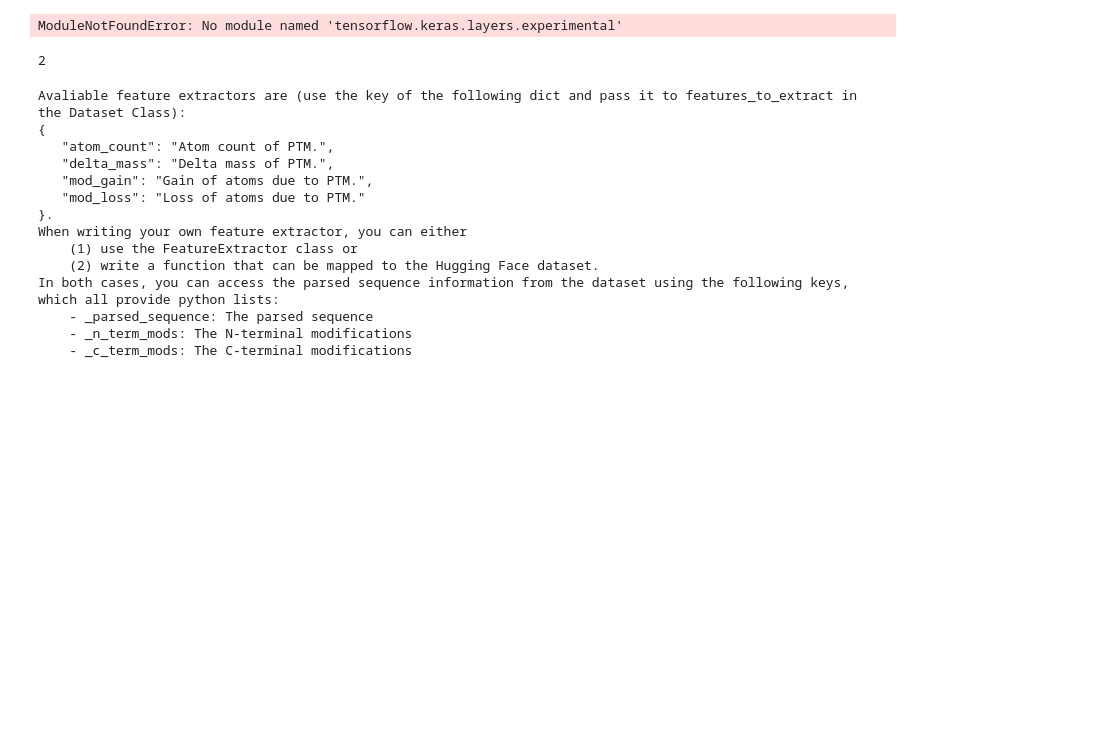
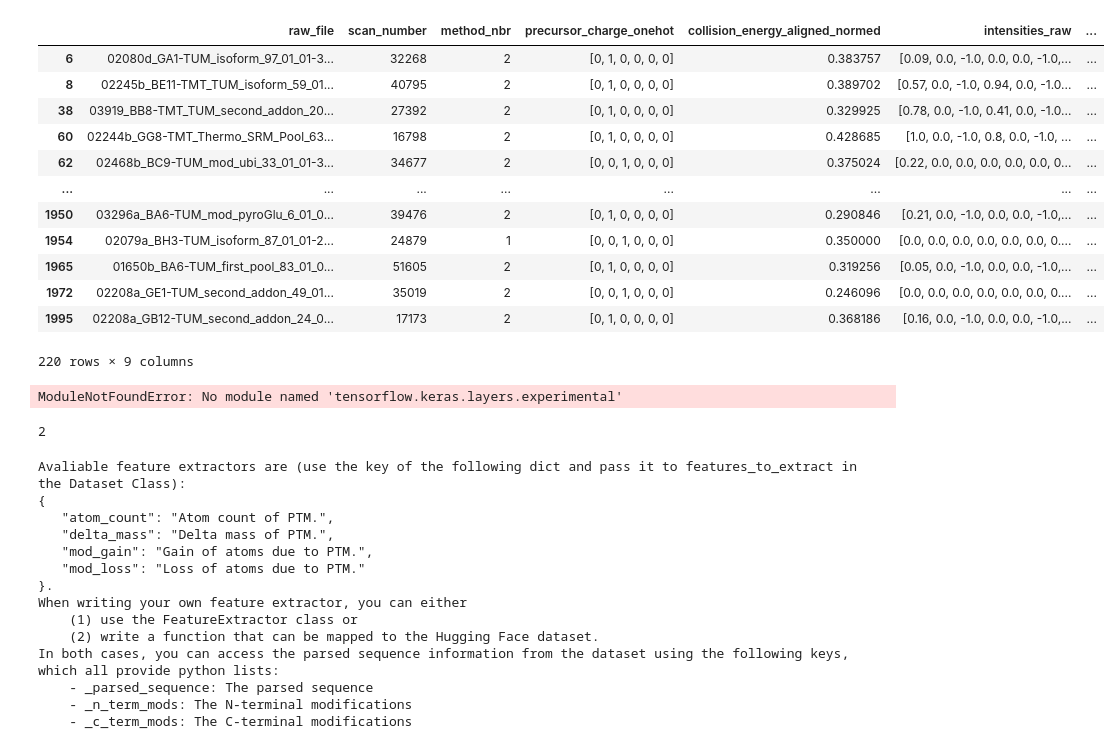
Before and after one commit to Elizabeth-Flx/dlomix-astral, a Jupyter notebook: model_testing.ipynb, the cells around one changed output. Saved outputs shown, nothing was run; the diff lists cells and outputs as text; code cells hidden in the pictures; blank space fills up the shorter version.

```diff
--- a/model_testing.ipynb
+++ b/model_testing.ipynb
@@ -12,3 +14,21 @@ import pandas as pd
+# %%
+df = pd.read_parquet('/cmnfs/data/proteomics/Prosit_PTMs/Transformer_Train/clean_test.parquet')
+
+df[df['modified_sequence'].str.contains('C')]
+# %% [output]
+|  | raw_file | scan_number | method_nbr | precursor_charge_onehot | collision_energy_aligned_normed | intensities_raw | ... |
+| 6 | 02080d_GA1-TUM_isoform_97_01_01-3... | 32268 | 2 | [0, 1, 0, 0, 0, 0] | 0.383757 | [0.09, 0.0, -1.0, 0.0, 0.0, -1.0,... | ... |
+| 8 | 02245b_BE11-TMT_TUM_isoform_59_01... | 40795 | 2 | [0, 1, 0, 0, 0, 0] | 0.389702 | [0.57, 0.0, -1.0, 0.94, 0.0, -1.0... | ... |
+| 38 | 03919_BB8-TMT_TUM_second_addon_20... | 27392 | 2 | [0, 1, 0, 0, 0, 0] | 0.329925 | [0.78, 0.0, -1.0, 0.41, 0.0, -1.0... | ... |
+| 60 | 02244b_GG8-TMT_Thermo_SRM_Pool_63... | 16798 | 2 | [0, 1, 0, 0, 0, 0] | 0.428685 | [1.0, 0.0, -1.0, 0.8, 0.0, -1.0, ... | ... |
+| 62 | 02468b_BC9-TUM_mod_ubi_33_01_01-3... | 34677 | 2 | [0, 0, 1, 0, 0, 0] | 0.375024 | [0.22, 0.0, 0.0, 0.0, 0.0, 0.0, 0... | ... |
+| ... | ... | ... | ... | ... | ... | ... | ... |
+| 1950 | 03296a_BA6-TUM_mod_pyroGlu_6_01_0... | 39476 | 2 | [0, 1, 0, 0, 0, 0] | 0.290846 | [0.21, 0.0, -1.0, 0.0, 0.0, -1.0,... | ... |
+| 1954 | 02079a_BH3-TUM_isoform_87_01_01-2... | 24879 | 1 | [0, 0, 1, 0, 0, 0] | 0.350000 | [0.0, 0.0, 0.0, 0.0, 0.0, 0.0, 0.... | ... |
+| 1965 | 01650b_BA6-TUM_first_pool_83_01_0... | 51605 | 2 | [0, 1, 0, 0, 0, 0] | 0.319256 | [0.05, 0.0, -1.0, 0.0, 0.0, -1.0,... | ... |
+| 1972 | 02208a_GE1-TUM_second_addon_49_01... | 35019 | 2 | [0, 0, 1, 0, 0, 0] | 0.246096 | [0.0, 0.0, 0.0, 0.0, 0.0, 0.0, 0.... | ... |
+| 1995 | 02208a_GB12-TUM_second_addon_24_0... | 17173 | 2 | [0, 1, 0, 0, 0, 0] | 0.368186 | [0.16, 0.0, -1.0, 0.0, 0.0, -1.0,... | ... |
+220 rows × 9 columns
 # %%
 from models.models import TransformerModel
 
```
Also changed, not shown: parts of 1 cell of this notebook, 4 other files.
